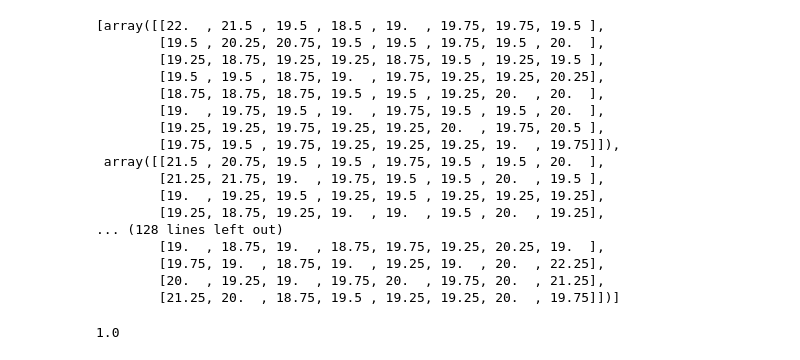
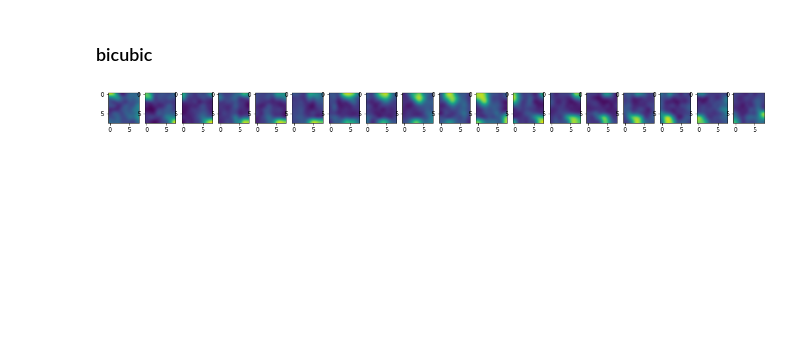
Before and after one commit to dekearthsa/project_js_ai, a Jupyter notebook: main.ipynb, the cells around one changed output. Cells and saved outputs as stored; diff of their text form; code cells hidden in the pictures; blank space fills up the shorter version.

```diff
--- a/main.ipynb
+++ b/main.ipynb
@@ -37,24 +51,9 @@ for idx,charts in enumerate(axes):
-# %%
-set_np_array
-# %% [output]
-[array([[22.  , 21.5 , 19.5 , 18.5 , 19.  , 19.75, 19.75, 19.5 ],
-        [19.5 , 20.25, 20.75, 19.5 , 19.5 , 19.75, 19.5 , 20.  ],
-        [19.25, 18.75, 19.25, 19.25, 18.75, 19.5 , 19.25, 19.5 ],
-        [19.5 , 19.5 , 18.75, 19.  , 19.75, 19.25, 19.25, 20.25],
-        [18.75, 18.75, 18.75, 19.5 , 19.5 , 19.25, 20.  , 20.  ],
-        [19.  , 19.75, 19.5 , 19.  , 19.75, 19.5 , 19.5 , 20.  ],
-        [19.25, 19.25, 19.75, 19.25, 19.25, 20.  , 19.75, 20.5 ],
-        [19.75, 19.5 , 19.75, 19.25, 19.25, 19.25, 19.  , 19.75]]),
- array([[21.5 , 20.75, 19.5 , 19.5 , 19.75, 19.5 , 19.5 , 20.  ],
-        [21.25, 21.75, 19.  , 19.75, 19.5 , 19.5 , 20.  , 19.5 ],
-        [19.  , 19.25, 19.5 , 19.25, 19.5 , 19.25, 19.25, 19.25],
-        [19.25, 18.75, 19.25, 19.  , 19.  , 19.5 , 20.  , 19.25],
-... (128 lines left out)
-        [19.  , 18.75, 19.  , 18.75, 19.75, 19.25, 20.25, 19.  ],
-        [19.75, 19.  , 18.75, 19.  , 19.25, 19.  , 20.  , 22.25],
-        [20.  , 19.25, 19.  , 19.75, 20.  , 19.75, 20.  , 21.25],
-        [21.25, 20.  , 18.75, 19.5 , 19.25, 19.25, 20.  , 19.75]])]
-# %%
-len(set_np_array[17])/8
-# %% [output]
-1.0
+# %% [markdown]
+### bicubic ###
+# %%
+fig, axes = plt.subplots(1,18, figsize=(20,20))
+
+for idx,charts in enumerate(axes):
+        charts.imshow(set_np_array[idx], interpolation="bicubic", cmap="viridis")
+# %% [output]
+[figure, added]
```
Also changed, not shown: parts of 6 cells of this notebook.
